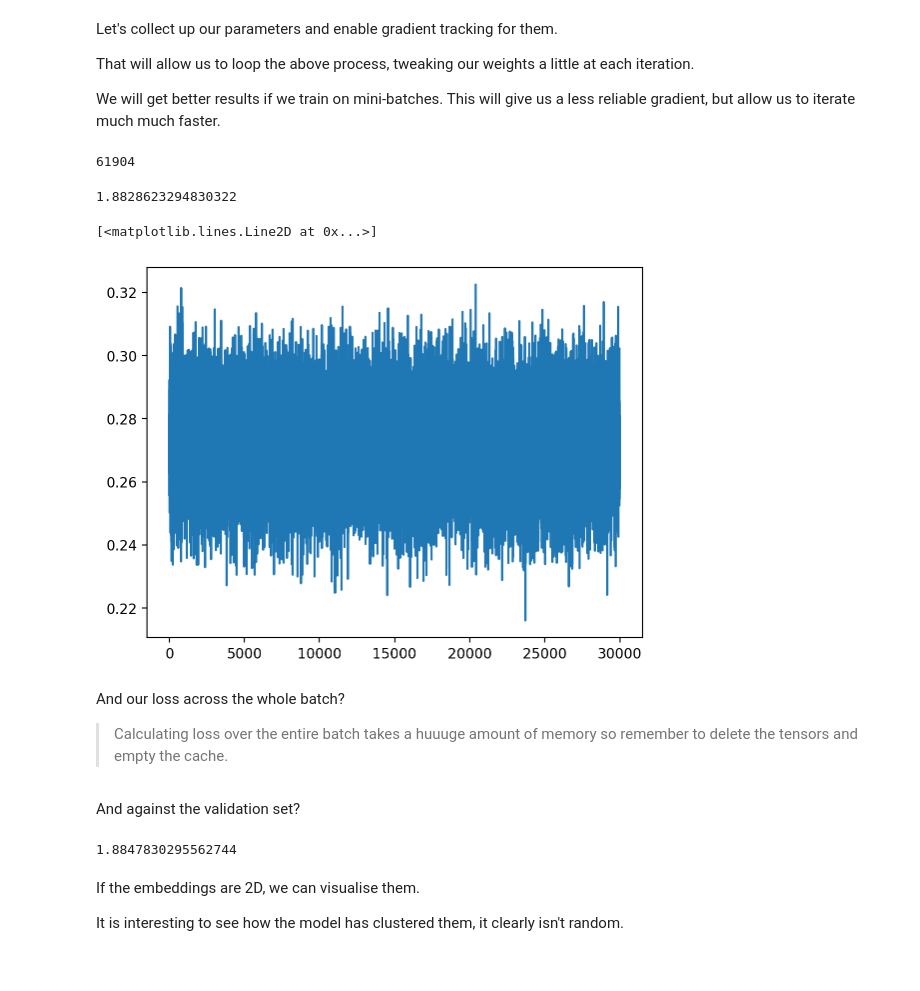
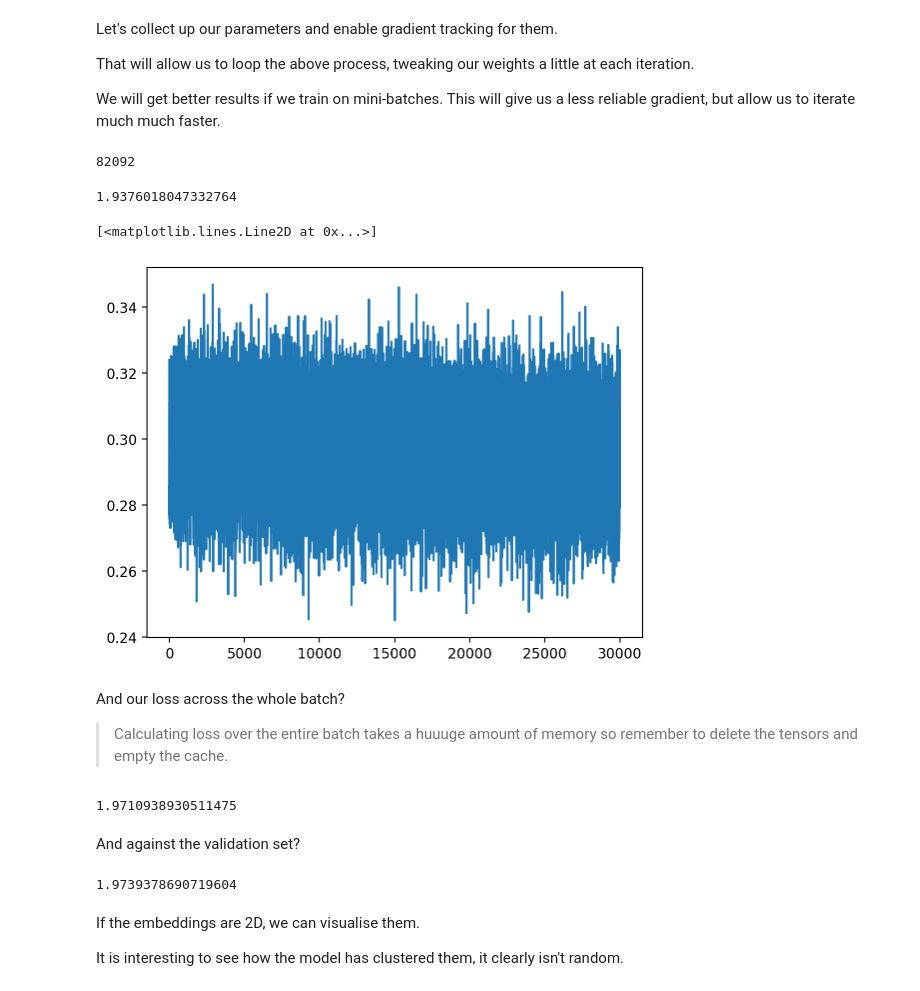
Before and after one commit to Ryan-Palmer/MIDIGen, a Jupyter notebook: src/2 - Batches.ipynb, the cells around one changed output. Cells and saved outputs as stored; diff of their text form; code cells hidden in the pictures.

```diff
--- a/src/2 - Batches.ipynb
+++ b/src/2 - Batches.ipynb
@@ -513,8 +573,8 @@ That will allow us to loop the above process, tweaking our weights a little at e
 We will get better results if we train on mini-batches. This will give us a less reliable gradient, but allow us to iterate much much faster.
 # %%
 # These were selected partially by copying Karpthy's settings and partially by trial and error. We could do a proper hyperparameter search.
-neurons = 200
-embed_size = 10
+neurons = 300
+embed_size = 2
 C = torch.randn((vocab.size, embed_size), device=device)
 W1 = torch.randn((embed_size*block_size, neurons), device=device)
 b1 = torch.randn((neurons), device=device)
@@ -527,46 +587,43 @@ for p in parameters:
 
 sum(p.numel() for p in parameters)
 # %% [output]
-61904
+82092
 # %%
 iterations = 30000
 learning_rate = 0.03
 minibatch_size = 1024
-
-def calculate_loss(X, Y):
-    emb = C[X]
-    emb_flattened = emb.view(-1, (block_size*embed_size))
-    h = torch.tanh(emb_flattened @ W1 + b1)
-    logits = h @ W2 + b2
-    return F.cross_entropy(logits, Y)
 
 losses = []
 for _ in range(iterations):
 
     # Configure minibatch
     ix = torch.randint(0, Xtrain.shape[0], (minibatch_size,)) # randomly pick indices
     labels = Ytrain[ix]
 
     # Forward pass
-    loss = calculate_loss(Xtrain[ix], Ytrain[ix])
+    emb = C[Xtrain[ix]]
+    emb_flattened = emb.view(-1, (block_size*embed_size))
+    h = torch.tanh(emb_flattened @ W1 + b1)
+    logits = h @ W2 + b2
+    loss = F.cross_entropy(logits, Ytrain[ix])
 
     # Backward pass
     for p in parameters:
         p.grad = None
     loss.backward()
 
     # Update weights
     for p in parameters:
         p.data -= learning_rate * p.grad
 
     losses.append(loss.log10().item())
 
 print(loss.item())
 plt.plot(losses)
 # %% [output]
-1.8828623294830322
+1.9376018047332764
 [<matplotlib.lines.Line2D at 0x...>]
-[figure, old version]
+[figure, new version]
 # %% [markdown]
 And our loss across the whole batch?
 
@@ -579,3 +631,19 @@ torch.cuda.empty_cache()
+# %%
+@torch.no_grad()
+def calculate_loss(X, Y):
+    emb = C[X]
+    emb_flattened = emb.view(-1, (block_size*embed_size))
+    h = torch.tanh(emb_flattened @ W1 + b1)
+    logits = h @ W2 + b2
+    return F.cross_entropy(logits, Y)
+
+train_loss = calculate_loss(Xtrain, Ytrain)
+print(train_loss.item())
+
+del train_loss
+torch.cuda.empty_cache()
+# %% [output]
+1.9710938930511475
 # %% [markdown]
 And against the validation set?
 # %%
@@ -584,7 +652,7 @@ print(valid_loss.item())
 del valid_loss
 torch.cuda.empty_cache()
 # %% [output]
-1.8847830295562744
+1.9739378690719604
 # %% [markdown]
 If the embeddings are 2D, we can visualise them.
 
```
Also changed, not shown: parts of 21 cells of this notebook.
